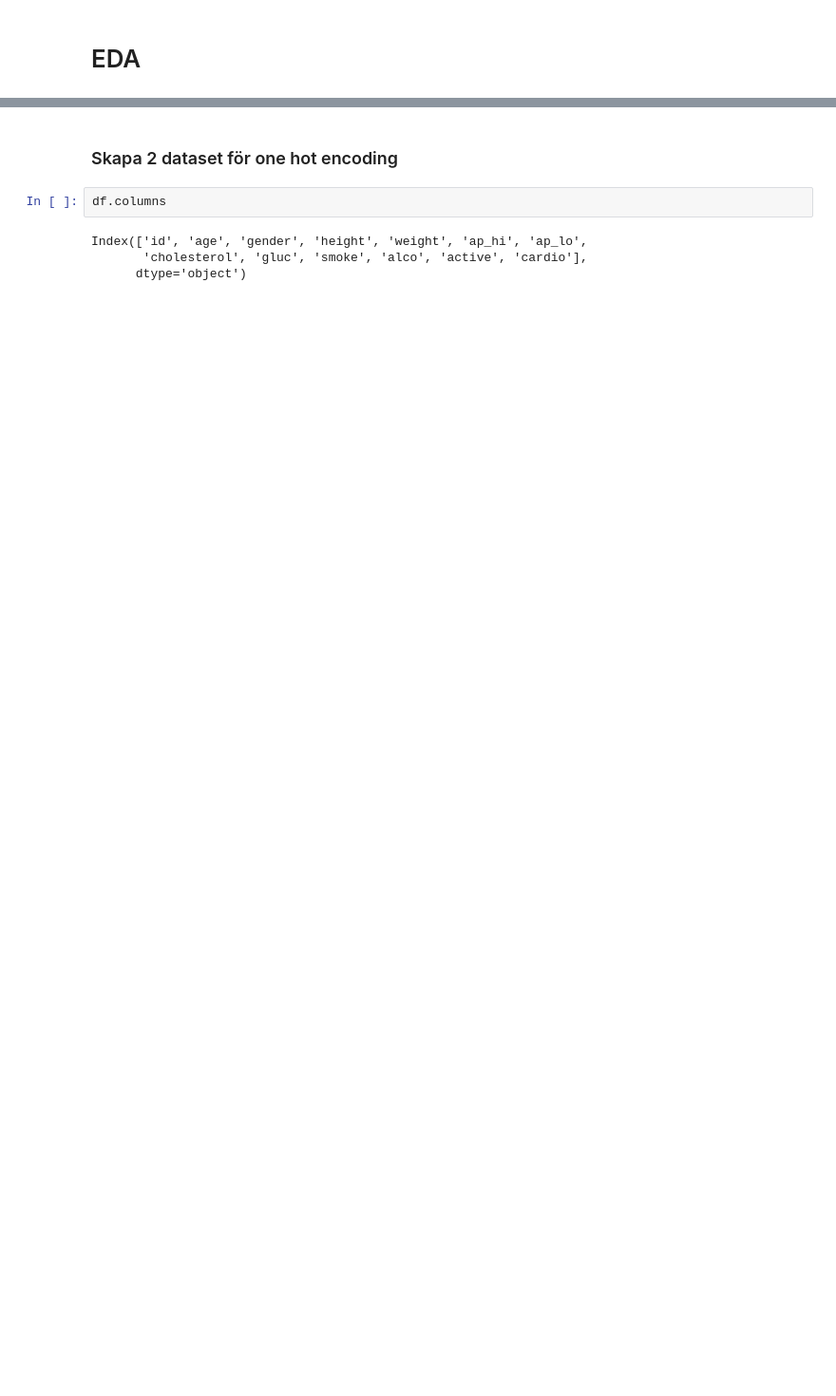
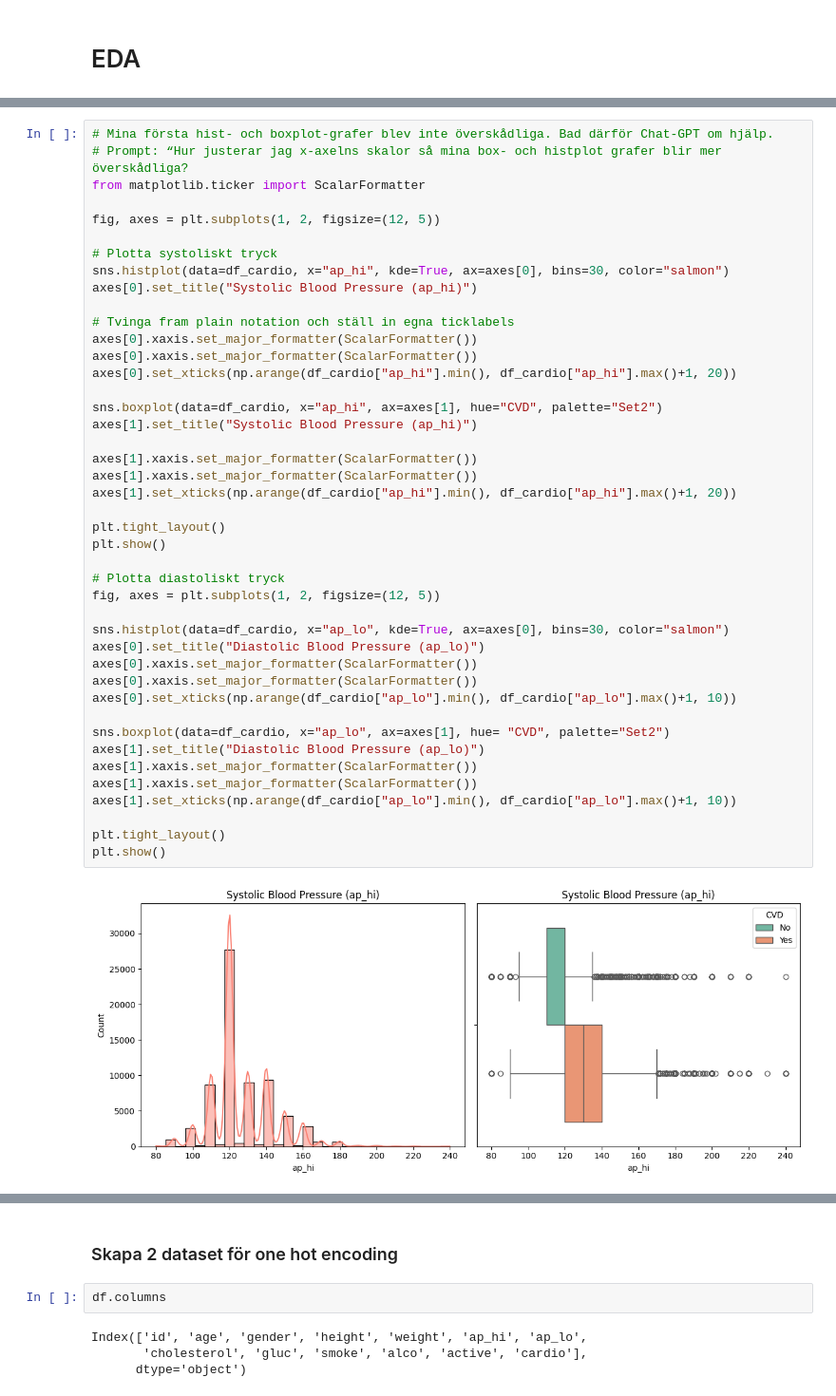
Before and after one commit to PaerBrady/Machine-learning-AI24, a Jupyter notebook: LaborationML.ipynb, the cells around one changed output, grey strips where cells are left out. Shown at 95% size. Drawn from its saved outputs; the diff is of its cells as text; blank space fills up the shorter version.

```diff
--- a/LaborationML.ipynb
+++ b/LaborationML.ipynb
@@ -720,0 +269,45 @@ Ser inga supersyarka korrleationer utöver vikt och BMI aóch att sytolsiknt och
+# %%
+# Mina första hist- och boxplot-grafer blev inte överskådliga. Bad därför Chat-GPT om hjälp.
+# Prompt: “Hur justerar jag x-axelns skalor så mina box- och histplot grafer blir mer överskådliga?
+from matplotlib.ticker import ScalarFormatter
+
+fig, axes = plt.subplots(1, 2, figsize=(12, 5))
+
+# Plotta systoliskt tryck
+sns.histplot(data=df_cardio, x="ap_hi", kde=True, ax=axes[0], bins=30, color="salmon")
+axes[0].set_title("Systolic Blood Pressure (ap_hi)")
+
+# Tvinga fram plain notation och ställ in egna ticklabels
+axes[0].xaxis.set_major_formatter(ScalarFormatter())
+axes[0].xaxis.set_major_formatter(ScalarFormatter())
+axes[0].set_xticks(np.arange(df_cardio["ap_hi"].min(), df_cardio["ap_hi"].max()+1, 20))
+
+sns.boxplot(data=df_cardio, x="ap_hi", ax=axes[1], hue="CVD", palette="Set2")
+axes[1].set_title("Systolic Blood Pressure (ap_hi)")
+
+axes[1].xaxis.set_major_formatter(ScalarFormatter())
+axes[1].xaxis.set_major_formatter(ScalarFormatter())
+axes[1].set_xticks(np.arange(df_cardio["ap_hi"].min(), df_cardio["ap_hi"].max()+1, 20))
+
+plt.tight_layout()
+plt.show()
+
+# Plotta diastoliskt tryck
+fig, axes = plt.subplots(1, 2, figsize=(12, 5))
+
+sns.histplot(data=df_cardio, x="ap_lo", kde=True, ax=axes[0], bins=30, color="salmon")
+axes[0].set_title("Diastolic Blood Pressure (ap_lo)")
+axes[0].xaxis.set_major_formatter(ScalarFormatter())
+axes[0].xaxis.set_major_formatter(ScalarFormatter())
+axes[0].set_xticks(np.arange(df_cardio["ap_lo"].min(), df_cardio["ap_lo"].max()+1, 10))
+
+sns.boxplot(data=df_cardio, x="ap_lo", ax=axes[1], hue= "CVD", palette="Set2")
+axes[1].set_title("Diastolic Blood Pressure (ap_lo)")
+axes[1].xaxis.set_major_formatter(ScalarFormatter())
+axes[1].xaxis.set_major_formatter(ScalarFormatter())
+axes[1].set_xticks(np.arange(df_cardio["ap_lo"].min(), df_cardio["ap_lo"].max()+1, 10))
+
+plt.tight_layout()
+plt.show()
+# %% [output]
+[figure, added]
```
Also changed, not shown: parts of 109 cells of this notebook, 2 other files.
